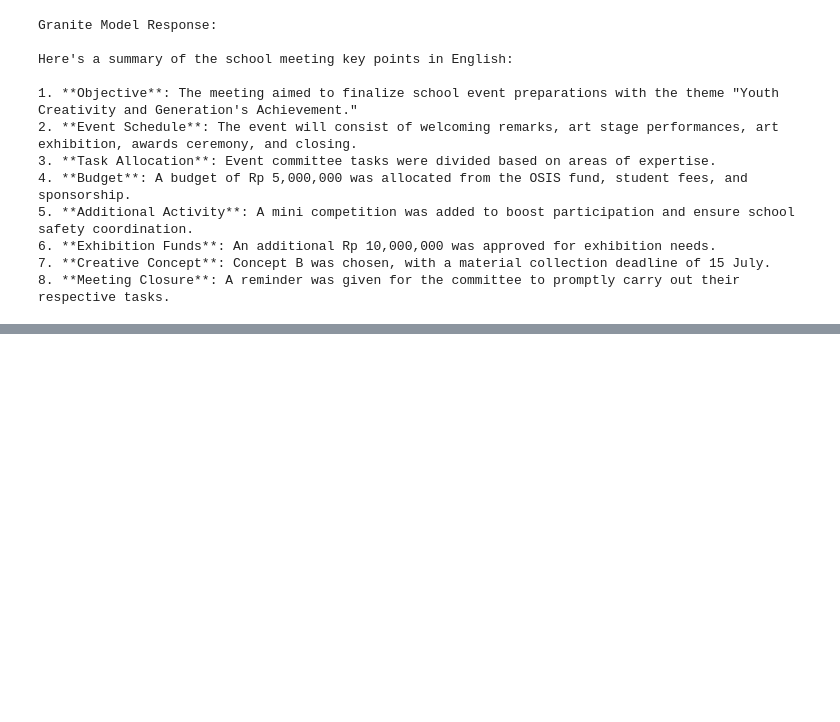
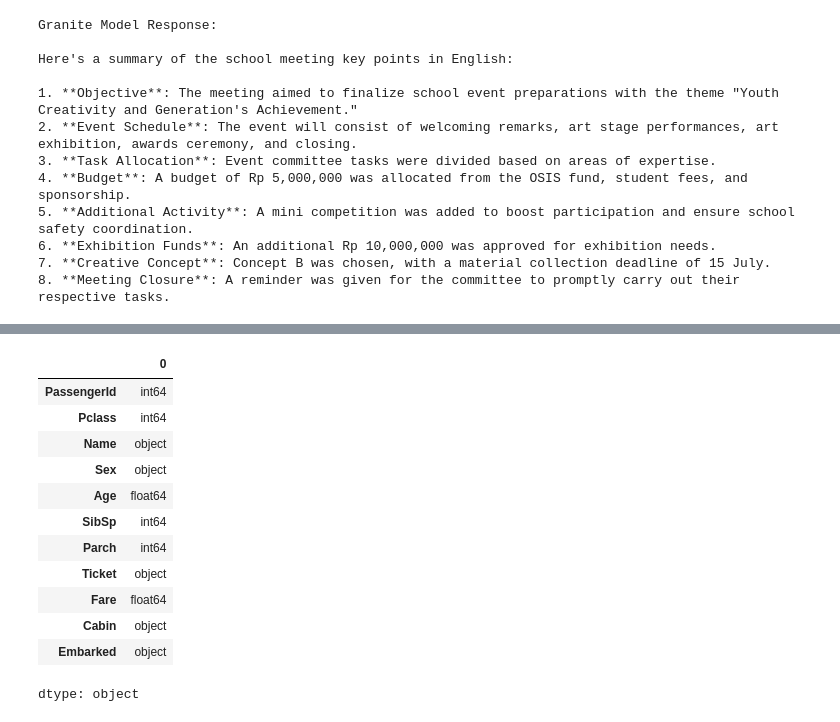
Before and after one commit to SilentGhost09/project, a Jupyter notebook: project1.ipynb, the cells around one changed output, grey strips where cells are left out. Cells and saved outputs as stored; diff of their text form; code cells hidden in the pictures; blank space fills up the shorter version.

```diff
--- a/project1.ipynb
+++ b/project1.ipynb
@@ -440,0 +459,16 @@ Here's a summary of the school meeting key points in English:
+# %%
+df.dtypes
+# %% [output]
+|  | 0 |
+| PassengerId | int64 |
+| Pclass | int64 |
+| Name | object |
+| Sex | object |
+| Age | float64 |
+| SibSp | int64 |
+| Parch | int64 |
+| Ticket | object |
+| Fare | float64 |
+| Cabin | object |
+| Embarked | object |
+dtype: object
```
Also changed, not shown: parts of 4 cells of this notebook.
